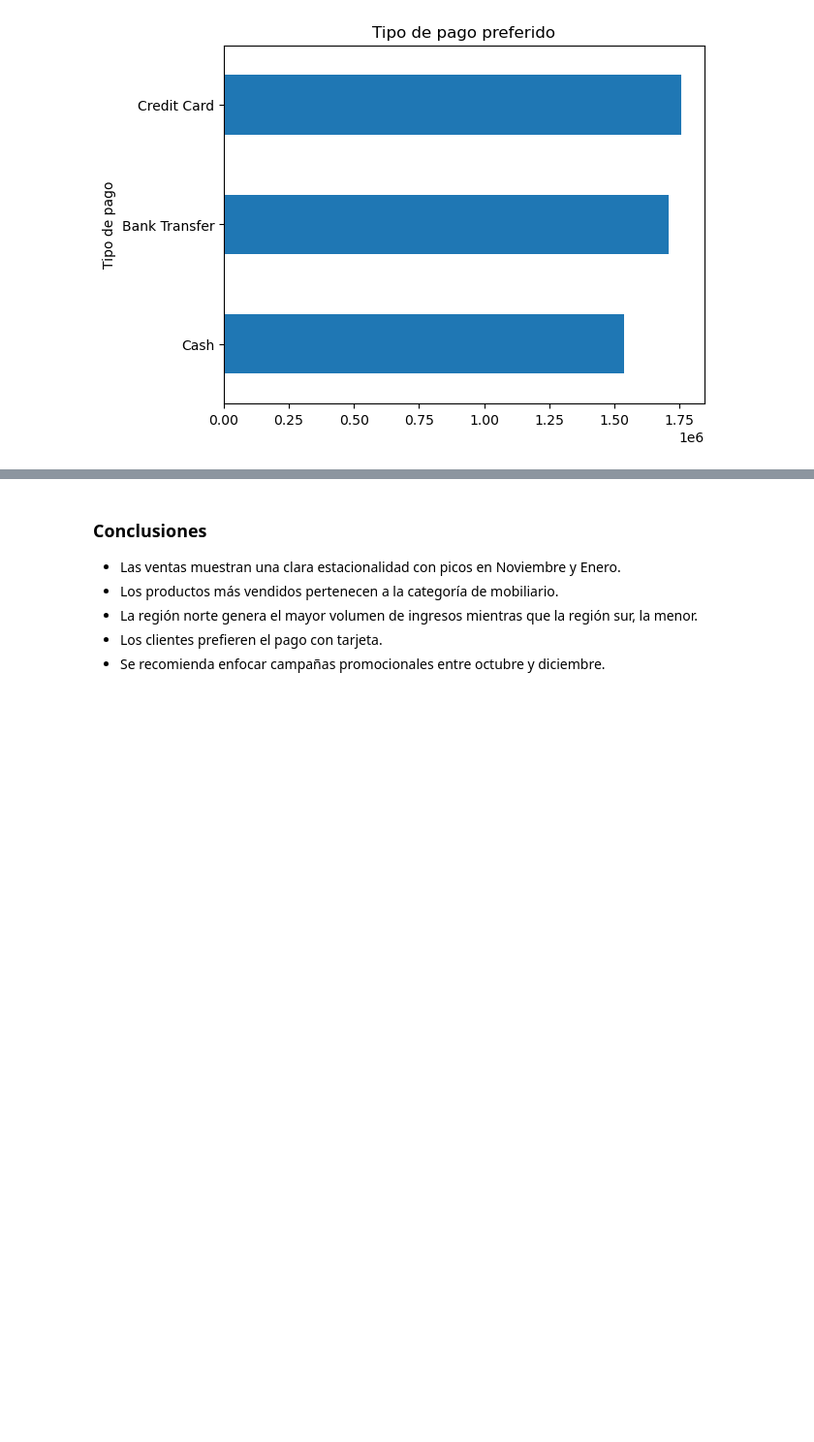
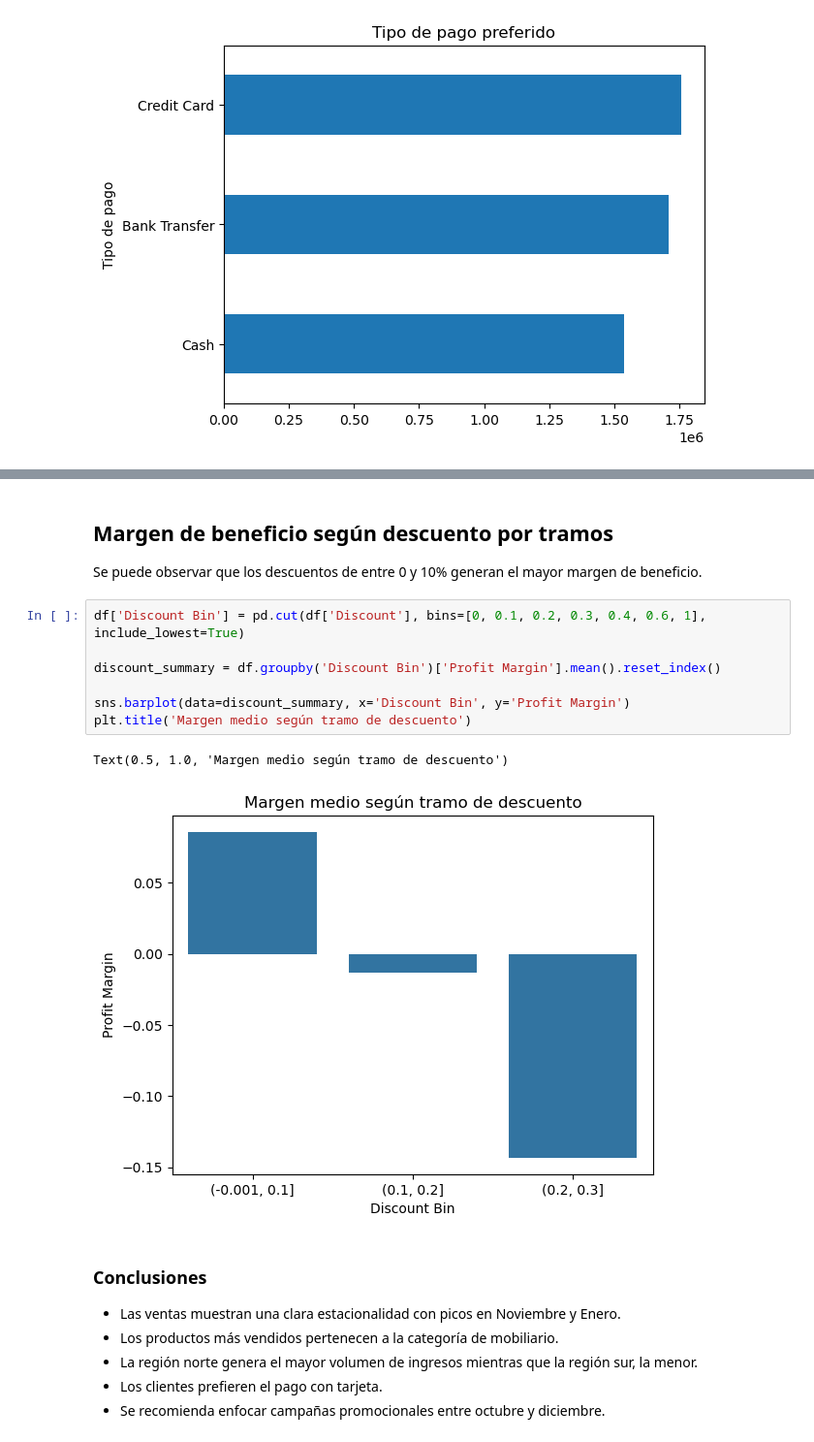
Before and after one commit to JesusMarinMiret-Porfolio/JesusMarinMiret-Porfolio, a Jupyter notebook: retail-sales-analysis/notebooks/retail_sales_analysis.ipynb, the cells around one changed output, grey strips where cells are left out. Shown: that part at 97% size. Drawn from its saved outputs; the diff is of its cells as text; blank space fills up the shorter version.

```diff
--- a/retail-sales-analysis/notebooks/retail_sales_analysis.ipynb
+++ b/retail-sales-analysis/notebooks/retail_sales_analysis.ipynb
@@ -142,3 +165,16 @@ Text(0, 0.5, 'Tipo de pago')
+# %% [markdown]
+## Margen de beneficio según descuento por tramos
+Se puede observar que los descuentos de entre 0 y 10% generan el mayor margen de beneficio.
+# %%
+df['Discount Bin'] = pd.cut(df['Discount'], bins=[0, 0.1, 0.2, 0.3, 0.4, 0.6, 1], include_lowest=True)
+
+discount_summary = df.groupby('Discount Bin')['Profit Margin'].mean().reset_index()
+
+sns.barplot(data=discount_summary, x='Discount Bin', y='Profit Margin')
+plt.title('Margen medio según tramo de descuento')
+# %% [output]
+Text(0.5, 1.0, 'Margen medio según tramo de descuento')
+[figure, added]
 # %% [markdown]
 ### Conclusiones
 
```
Also changed, not shown: parts of 4 cells of this notebook.
